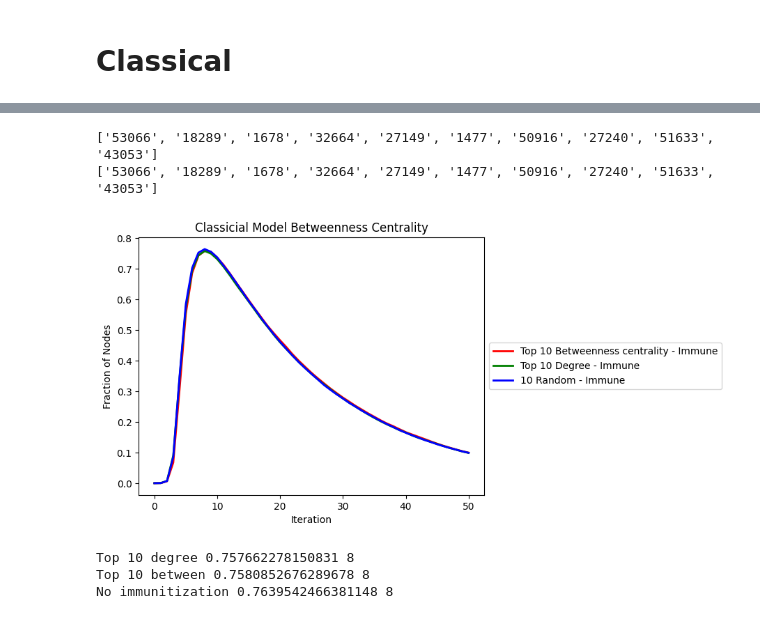
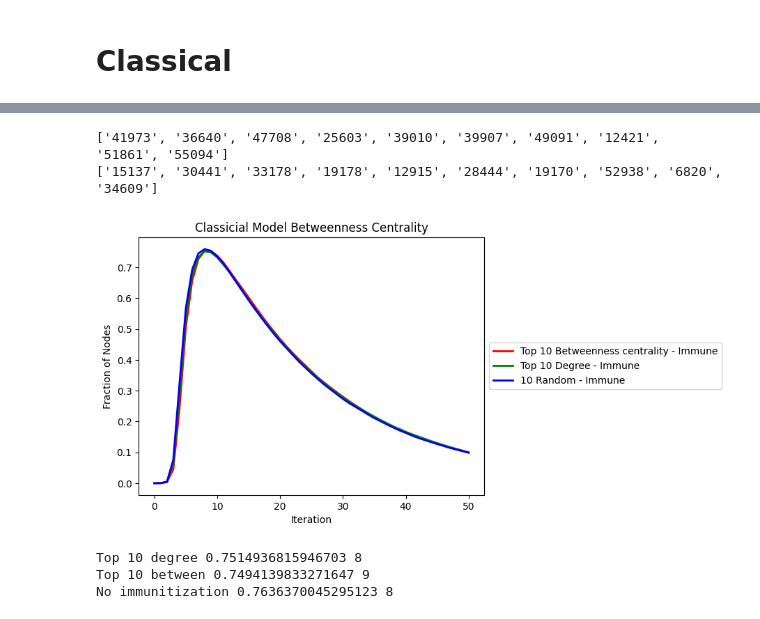
Before and after one commit to NetworkGang/NA-Project, a Jupyter notebook: src/Model_Comparisons.ipynb, the cells around one changed output, grey strips where cells are left out. Saved outputs shown, nothing was run; the diff lists cells and outputs as text; code cells hidden in the pictures.

Commit message:
added random immune nodes

```diff
--- a/src/Model_Comparisons.ipynb
+++ b/src/Model_Comparisons.ipynb
@@ -214,9 +214,11 @@ def plot_immune(model: SIRModelBase, title=None, infected=True, susceptible=Fals
         top_degree, bottom_degree = get_starter_degreenodes()
     # random nodes to infect
     random_infect = get_starter_random()
-    # random nodes to recover IGNORE THIS IT DOESNT WORK YET
+    # random nodes to recover
     random_immune = random.sample(list(G.nodes()), n)
-    random_immune = [str(node) for node in random_infect]
+    random_immune = [str(node) for node in random_immune]
+    print(random_infect)
+    print(random_immune)
 
     top_between_recovered = deepcopy(model)
     top_degree_recovered = deepcopy(model)
@@ -469,25 +474,25 @@ Random: 0.7618040501242531 8
 # %%
 def classical_plot_recovered():
     model_between = ClassicalModel(G)
     beta, gamma = 0.4, 0.05
     model_between.set_parameters(beta, gamma)
 
     top_between_results, top_degree_results, random_results= plot_immune(
         model_between,
         title='Classicial Model Betweenness Centrality',
         iterations=50,
         infected=True,
         # susceptible=True,
         #recovered=True,
-        disjoint=True
+        #disjoint=True
     )
 
     return top_between_results, top_degree_results, random_results
 classical_top_between_results_R, classical_top_degree_results_R, random_results_R = classical_plot_recovered()
 # %% [output]
-['53066', '18289', '1678', '32664', '27149', '1477', '50916', '27240', '51633', '43053']
-['53066', '18289', '1678', '32664', '27149', '1477', '50916', '27240', '51633', '43053']
+['41973', '36640', '47708', '25603', '39010', '39907', '49091', '12421', '51861', '55094']
+['15137', '30441', '33178', '19178', '12915', '28444', '19170', '52938', '6820', '34609']
-[figure, old version]
+[figure, new version]
 # %%
 max_degree_recovered, time_degree_recovered= max(classical_top_degree_results_R[1]), np.argmax(classical_top_degree_results_R[1])
 max_between_recovered, time_between_recovered= max(classical_top_between_results_R[1]), np.argmax(classical_top_between_results_R[1])
@@ -497,6 +502,6 @@ print('Top 10 degree', max_degree_recovered, time_degree_recovered)
 print('Top 10 between', max_between_recovered, time_between_recovered)
 print('No immunitization', max_random_recovered, time_random_recovered)
 # %% [output]
-Top 10 degree 0.757662278150831 8
-Top 10 between 0.7580852676289678 8
-No immunitization 0.7639542466381148 8
+Top 10 degree 0.7514936815946703 8
+Top 10 between 0.7494139833271647 9
+No immunitization 0.7636370045295123 8
```
Also changed, not shown: parts of 8 cells of this notebook.
